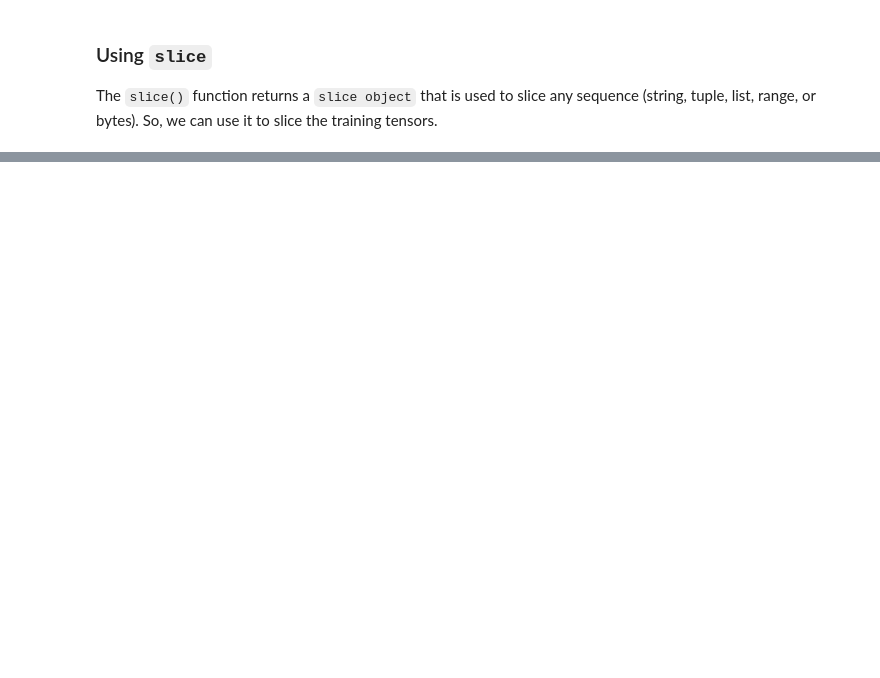
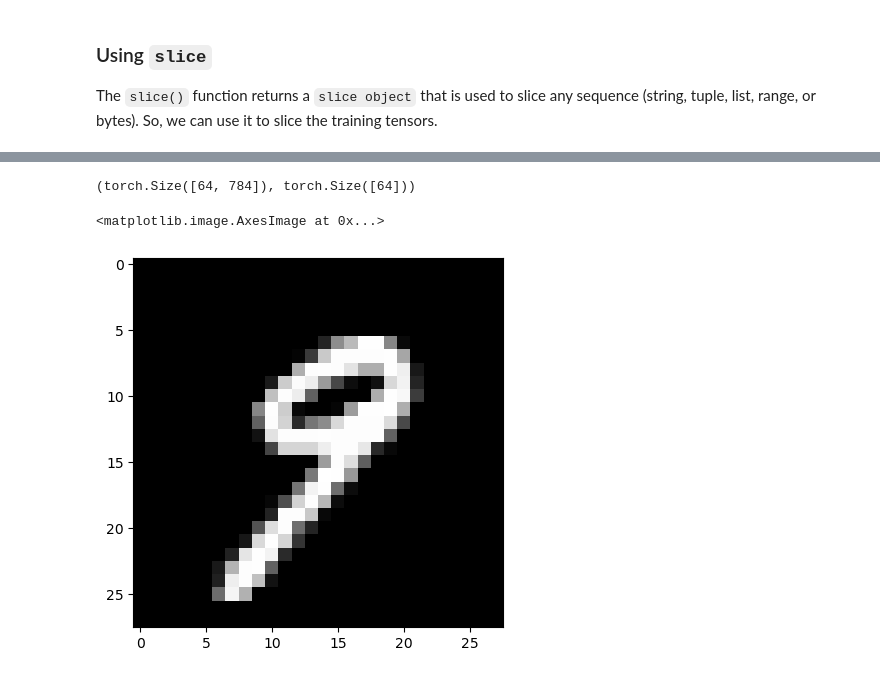
Before and after one commit to gpetrousov/notebooks, a Jupyter notebook: notebooks/04_minibatch.ipynb, the cells around one changed output, grey strips where cells are left out. Cells and saved outputs as stored; diff of their text form; code cells hidden in the pictures; blank space fills up the shorter version.

```diff
--- a/notebooks/04_minibatch.ipynb
+++ b/notebooks/04_minibatch.ipynb
@@ -304,0 +811,26 @@ torch.Size([10, 784])
+# %%
+class DataLoader():
+    def __init__(self, ds, batchs, collate_fn=collate):
+        fc.store_attr() # Stores everything in __init__() in a self variable
+
+    def __iter__(self):
+        yield from (self.collate_fn(self.ds[i] for i in b) for b in self.batchs)
+# %%
+# Create the batch size indexes
+train_sample = BatchSampler(Sampler(train_ds, shuffle=True), bs)
+valid_sample = BatchSampler(Sampler(train_ds, shuffle=False), bs)
+# %%
+# Create the actual iterators over the training and validation Datasets
+train_dl = DataLoader(train_ds, batchs=train_sample)
+valid_dl = DataLoader(valid_ds, batchs=valid_sample)
+# %%
+xb, yb = next(iter(train_dl)) # That should fetch an xb shuffled
+# %%
+xb.shape, yb.shape
+# %% [output]
+(torch.Size([64, 784]), torch.Size([64]))
+# %%
+plt.imshow(xb[50].view(28, 28), cmap="gray")
+# %% [output]
+<matplotlib.image.AxesImage at 0x...>
+[figure, added]
```
Also changed, not shown: parts of 111 cells of this notebook.
